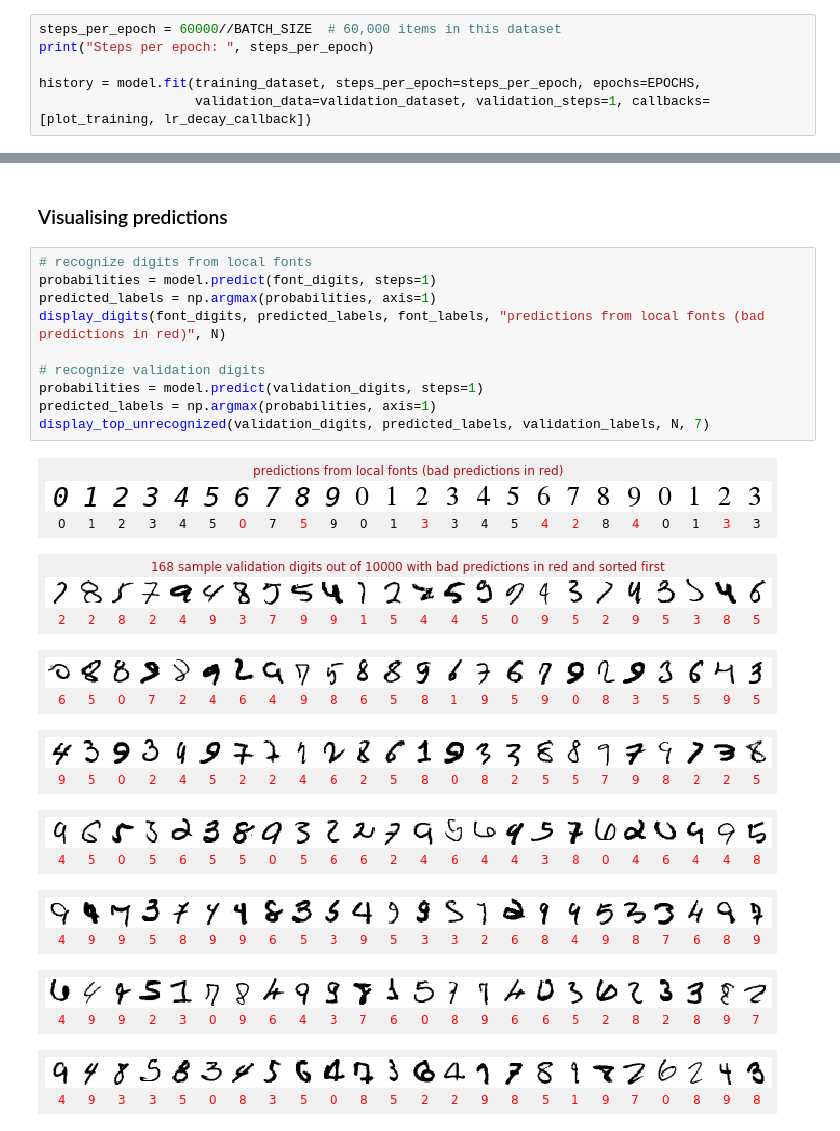
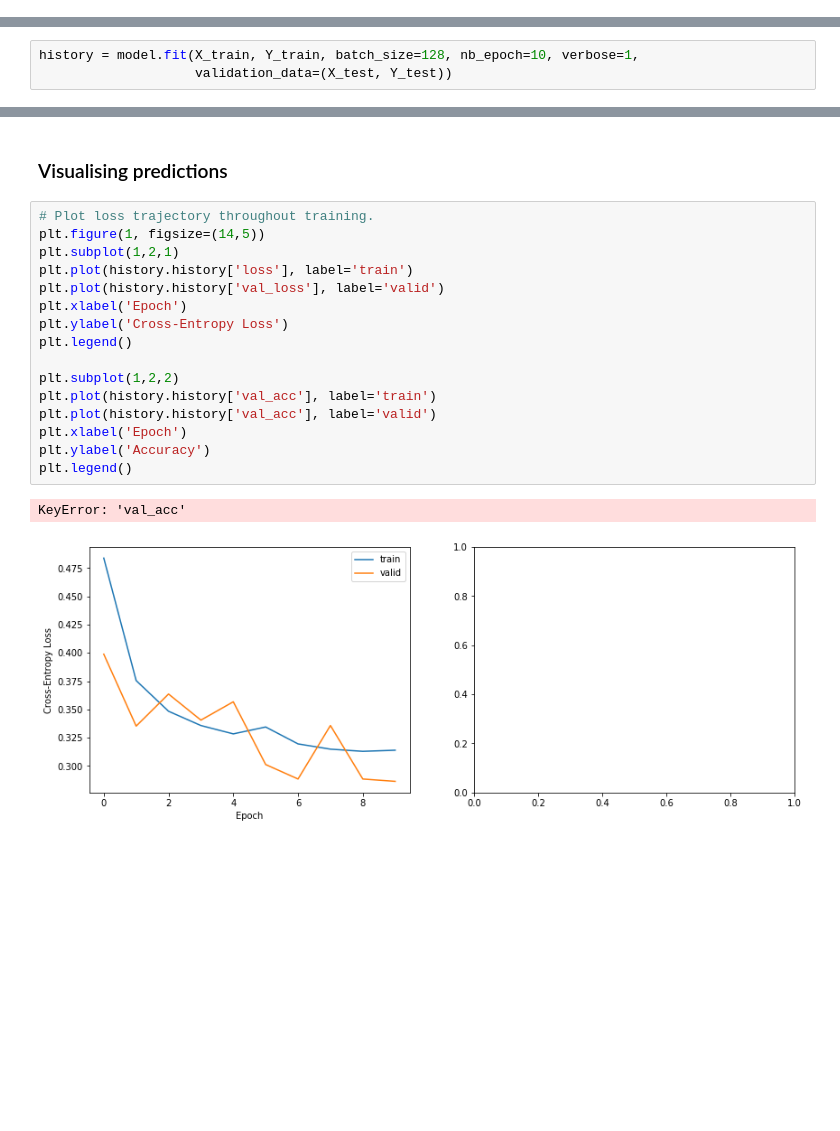
Before and after one commit to MorganReilly/HandwrittenDigitRecogniser, a Jupyter notebook: ts-keras-handwritten-nn.ipynb, the cells around one changed output, grey strips where cells are left out. Saved outputs shown, nothing was run; the diff lists cells and outputs as text; blank space fills up the shorter version.

```diff
--- a/ts-keras-handwritten-nn.ipynb
+++ b/ts-keras-handwritten-nn.ipynb
@@ -331,6 +123,0 @@ plot_learning_rate(lr_decay, EPOCHS)
-# %%
-steps_per_epoch = 60000//BATCH_SIZE  # 60,000 items in this dataset
-print("Steps per epoch: ", steps_per_epoch)
-
-history = model.fit(training_dataset, steps_per_epoch=steps_per_epoch, epochs=EPOCHS,
-                    validation_data=validation_dataset, validation_steps=1, callbacks=[plot_training, lr_decay_callback])
@@ -341,0 +126,3 @@ Epoch 1/10
+# %%
+history = model.fit(X_train, Y_train, batch_size=128, nb_epoch=10, verbose=1,
+                    validation_data=(X_test, Y_test))
@@ -342,21 +147,21 @@ Epoch 1/10
 # %% [markdown]
 ### Visualising predictions
-# %%
-# recognize digits from local fonts
-probabilities = model.predict(font_digits, steps=1)
-predicted_labels = np.argmax(probabilities, axis=1)
-display_digits(font_digits, predicted_labels, font_labels, "predictions from local fonts (bad predictions in red)", N)
-
-# recognize validation digits
-probabilities = model.predict(validation_digits, steps=1)
-predicted_labels = np.argmax(probabilities, axis=1)
-display_top_unrecognized(validation_digits, predicted_labels, validation_labels, N, 7)
-# %% [output]
-[figure, removed]
-[figure, removed]
-[figure, removed]
-[figure, removed]
-[figure, removed]
-[figure, removed]
-[figure, removed]
-[figure, removed]
+# %%
+# Plot loss trajectory throughout training.
+plt.figure(1, figsize=(14,5))
+plt.subplot(1,2,1)
+plt.plot(history.history['loss'], label='train')
+plt.plot(history.history['val_loss'], label='valid')
+plt.xlabel('Epoch')
+plt.ylabel('Cross-Entropy Loss')
+plt.legend()
+
+plt.subplot(1,2,2)
+plt.plot(history.history['val_acc'], label='train')
+plt.plot(history.history['val_acc'], label='valid')
+plt.xlabel('Epoch')
+plt.ylabel('Accuracy')
+plt.legend()
+# %% [output]
+KeyError: 'val_acc'
+[figure, added]
```
Also changed, not shown: parts of 19 cells of this notebook.
